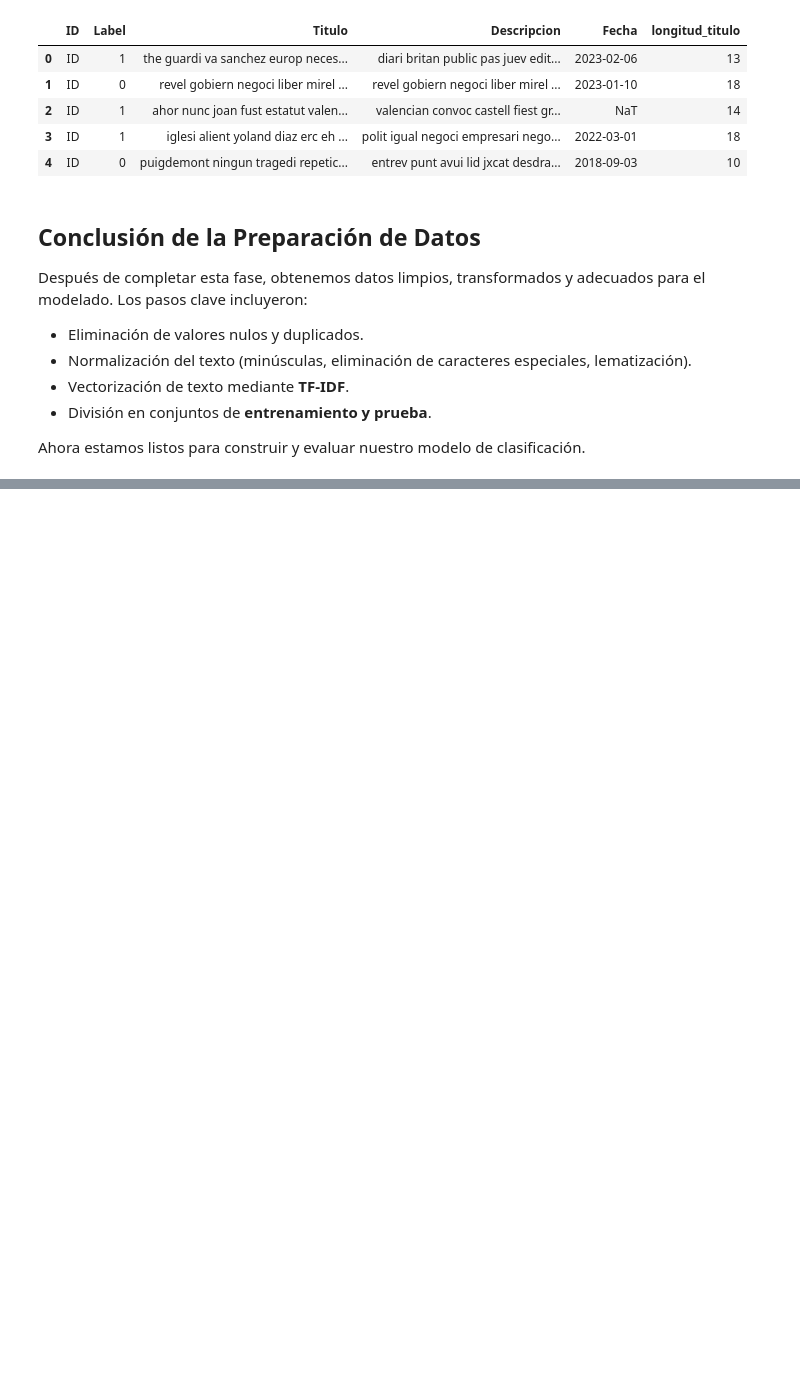
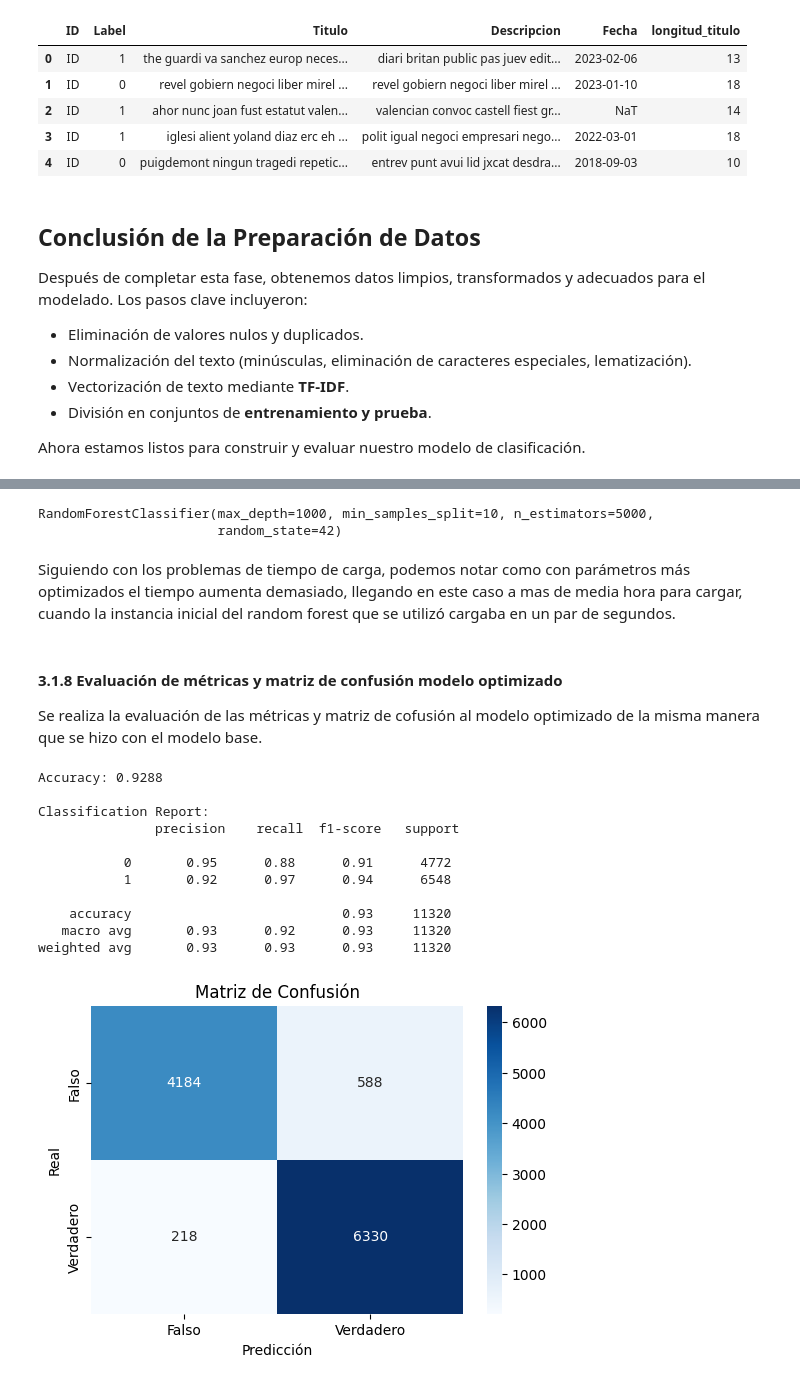
Before and after one commit to bryankamilx/Proyecto-1---BI, a Jupyter notebook: proyecto_1.ipynb, the cells around one changed output, grey strips where cells are left out. Cells and saved outputs as stored; diff of their text form; code cells hidden in the pictures; blank space fills up the shorter version.

```diff
--- a/proyecto_1.ipynb
+++ b/proyecto_1.ipynb
@@ -392,0 +586,63 @@ Ahora estamos listos para construir y evaluar nuestro modelo de clasificación.
+# %%
+from sklearn.ensemble import RandomForestClassifier
+
+# Definir el modelo con hiperparámetros básicos
+modeloOpt = RandomForestClassifier(
+    max_depth=1000,
+    max_features='sqrt',
+    min_samples_leaf=1,
+    min_samples_split=10,
+    n_estimators=5000,
+    random_state=42
+)
+
+# Entrenar el modelo con los datos de entrenamiento
+modeloOpt.fit(X_train, y_train)
+# %% [output]
+RandomForestClassifier(max_depth=1000, min_samples_split=10, n_estimators=5000,
+                       random_state=42)
+# %% [markdown]
+Siguiendo con los problemas de tiempo de carga, podemos notar como con parámetros más optimizados el tiempo aumenta demasiado, llegando en este caso a mas de media hora para cargar, cuando la instancia inicial del random forest que se utilizó cargaba en un par de segundos.
+# %% [markdown]
+#### 3.1.8 Evaluación de métricas y matriz de confusión modelo optimizado
+
+Se realiza la evaluación de las métricas y matriz de cofusión al modelo optimizado de la misma manera que se hizo con el modelo base.
+# %%
+from sklearn.metrics import accuracy_score, classification_report, confusion_matrix
+import seaborn as sns
+import matplotlib.pyplot as plt
+
+# Hacer predicciones en el conjunto de prueba
+y_pred = modeloOpt.predict(X_test)
+
+# Calcular métricas
+accuracy = accuracy_score(y_test, y_pred)
+report = classification_report(y_test, y_pred)
+
+# Imprimir resultados
+print(f"Accuracy: {accuracy:.4f}")
+print("\nClassification Report:\n", report)
+
+# Matriz de confusión
+cm = confusion_matrix(y_test, y_pred)
+
+# Visualizar matriz de confusión
+plt.figure(figsize=(6, 4))
+sns.heatmap(cm, annot=True, fmt='d', cmap='Blues', xticklabels=['Falso', 'Verdadero'], yticklabels=['Falso', 'Verdadero'])
+plt.xlabel('Predicción')
+plt.ylabel('Real')
+plt.title('Matriz de Confusión')
+plt.show()
+# %% [output]
+Accuracy: 0.9288
+
+Classification Report:
+               precision    recall  f1-score   support
+
+           0       0.95      0.88      0.91      4772
+           1       0.92      0.97      0.94      6548
+
+    accuracy                           0.93     11320
+   macro avg       0.93      0.92      0.93     11320
+weighted avg       0.93      0.93      0.93     11320
+[figure, added]
```
Also changed, not shown: parts of 62 cells of this notebook, 2 other files.
